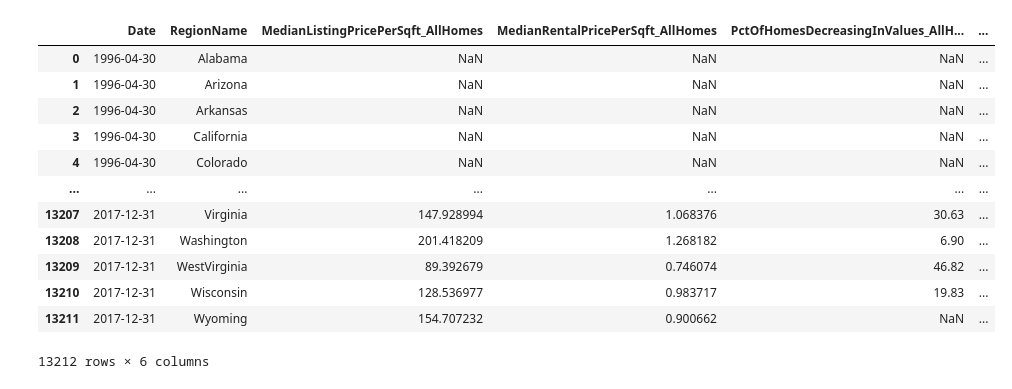
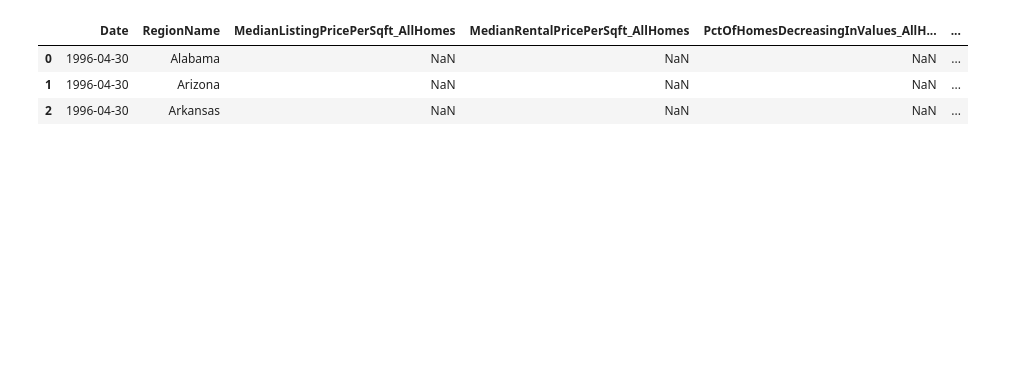
Before and after one commit to rwashington1159/ETL-US_Quality_of_live_by_State_Database, a Jupyter notebook: economics.ipynb, the cells around one changed output. Cells and saved outputs as stored; diff of their text form; code cells hidden in the pictures; blank space fills up the shorter version.

```diff
--- a/economics.ipynb
+++ b/economics.ipynb
@@ -20,20 +12,11 @@ housing_df
 # %%
 clean_housing_df = housing_df[['Date','RegionName', 'MedianListingPricePerSqft_AllHomes', 'MedianRentalPricePerSqft_AllHomes',
                                'PctOfHomesDecreasingInValues_AllHomes', 'PctOfHomesIncreasingInValues_AllHomes']]
-clean_housing_df
+clean_housing_df.head(3)
 # %% [output]
 |  | Date | RegionName | MedianListingPricePerSqft_AllHomes | MedianRentalPricePerSqft_AllHomes | PctOfHomesDecreasingInValues_AllH... | ... |
 | 0 | 1996-04-30 | Alabama | NaN | NaN | NaN | ... |
 | 1 | 1996-04-30 | Arizona | NaN | NaN | NaN | ... |
 | 2 | 1996-04-30 | Arkansas | NaN | NaN | NaN | ... |
-| 3 | 1996-04-30 | California | NaN | NaN | NaN | ... |
-| 4 | 1996-04-30 | Colorado | NaN | NaN | NaN | ... |
-| ... | ... | ... | ... | ... | ... | ... |
-| 13207 | 2017-12-31 | Virginia | 147.928994 | 1.068376 | 30.63 | ... |
-| 13208 | 2017-12-31 | Washington | 201.418209 | 1.268182 | 6.90 | ... |
-| 13209 | 2017-12-31 | WestVirginia | 89.392679 | 0.746074 | 46.82 | ... |
-| 13210 | 2017-12-31 | Wisconsin | 128.536977 | 0.983717 | 19.83 | ... |
-| 13211 | 2017-12-31 | Wyoming | 154.707232 | 0.900662 | NaN | ... |
-13212 rows × 6 columns
 # %%
 clean_housing_df = clean_housing_df.dropna()
```
Also changed, not shown: parts of 25 cells of this notebook, 5 other files.
